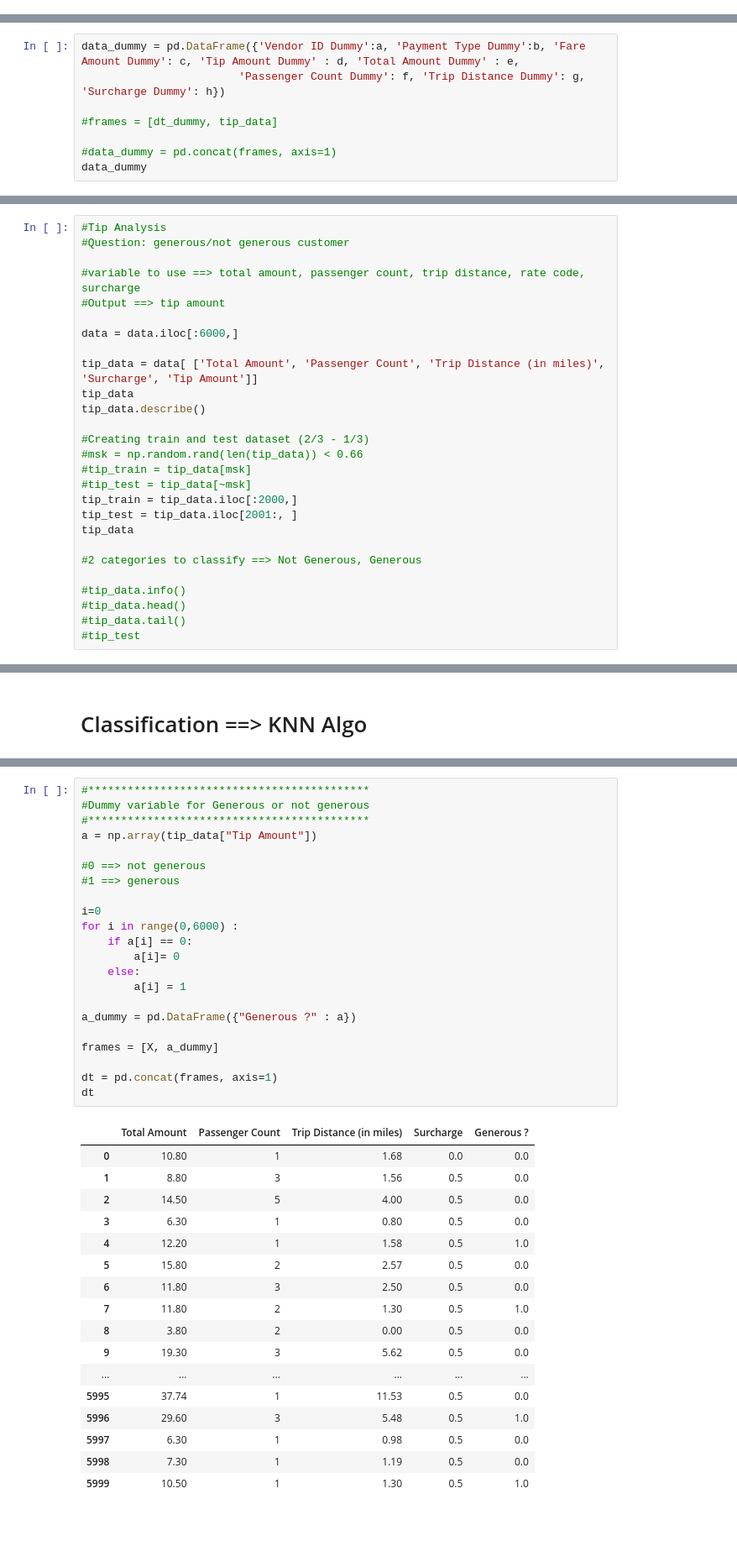
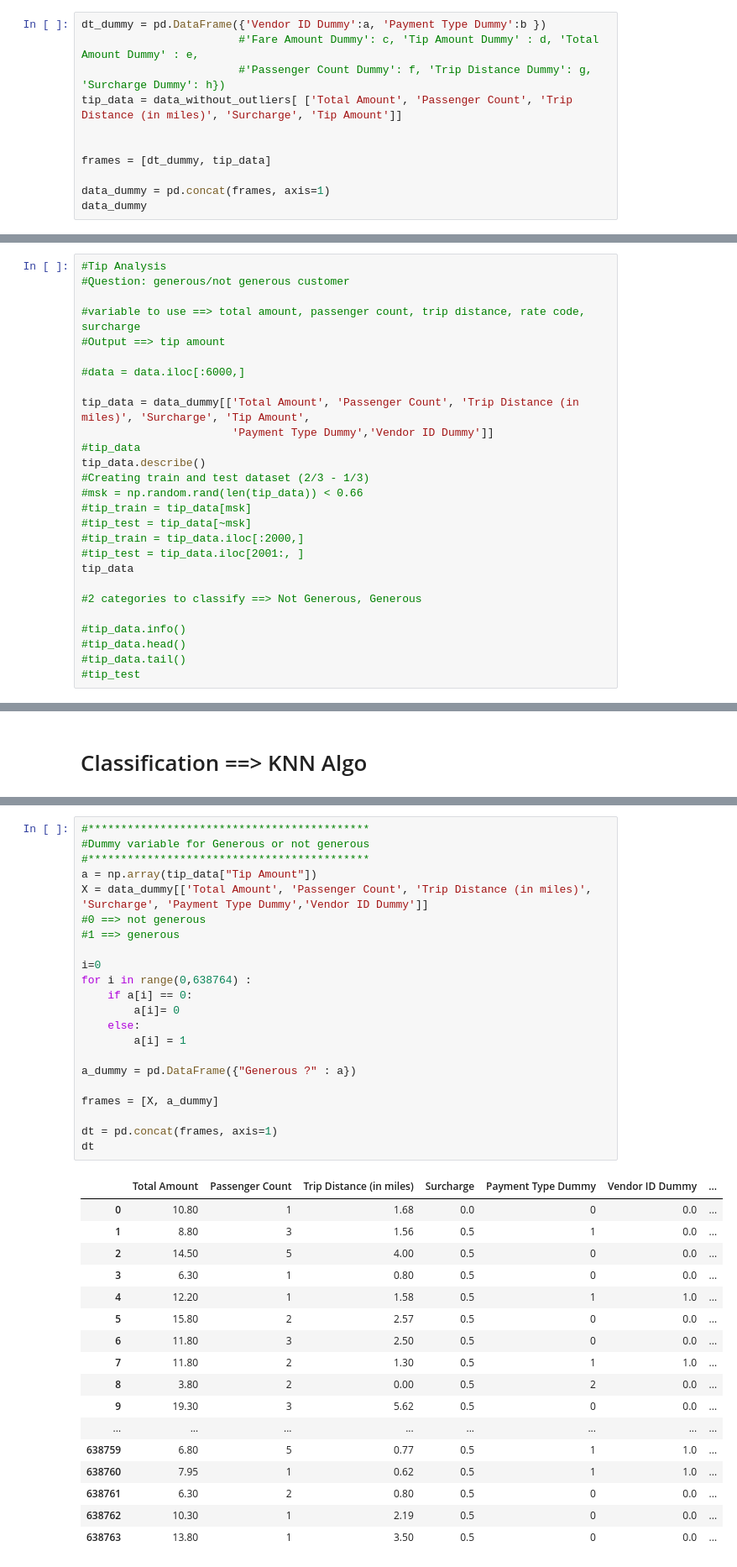
Before and after one commit to rapha94/NYC_Taxis, a Jupyter notebook: project.ipynb, the cells around one changed output, grey strips where cells are left out. Shown: that part at 84% size. Drawn from its saved outputs; the diff is of its cells as text; blank space fills up the shorter version.

```diff
--- a/project.ipynb
+++ b/project.ipynb
@@ -280,0 +469,11 @@ data
+# %%
+dt_dummy = pd.DataFrame({'Vendor ID Dummy':a, 'Payment Type Dummy':b })
+                        #'Fare Amount Dummy': c, 'Tip Amount Dummy' : d, 'Total Amount Dummy' : e,
+                        #'Passenger Count Dummy': f, 'Trip Distance Dummy': g, 'Surcharge Dummy': h})
+tip_data = data_without_outliers[ ['Total Amount', 'Passenger Count', 'Trip Distance (in miles)', 'Surcharge', 'Tip Amount']]
+
+
+frames = [dt_dummy, tip_data]
+
+data_dummy = pd.concat(frames, axis=1)
+data_dummy
@@ -471,8 +500,0 @@ array([ 0.,  1.,  1., ...,  1.,  1.,  1.])
-# %%
-data_dummy = pd.DataFrame({'Vendor ID Dummy':a, 'Payment Type Dummy':b, 'Fare Amount Dummy': c, 'Tip Amount Dummy' : d, 'Total Amount Dummy' : e,
-                        'Passenger Count Dummy': f, 'Trip Distance Dummy': g, 'Surcharge Dummy': h})
-
-#frames = [dt_dummy, tip_data]
-
-#data_dummy = pd.concat(frames, axis=1)
-data_dummy
@@ -634,18 +633,18 @@ plt.show()
 #variable to use ==> total amount, passenger count, trip distance, rate code, surcharge
 #Output ==> tip amount
 
-data = data.iloc[:6000,]
+#data = data.iloc[:6000,]
 
-tip_data = data[ ['Total Amount', 'Passenger Count', 'Trip Distance (in miles)', 'Surcharge', 'Tip Amount']]
-tip_data
+tip_data = data_dummy[['Total Amount', 'Passenger Count', 'Trip Distance (in miles)', 'Surcharge', 'Tip Amount',
+                       'Payment Type Dummy','Vendor ID Dummy']]
+#tip_data
 tip_data.describe()
-
 #Creating train and test dataset (2/3 - 1/3)
 #msk = np.random.rand(len(tip_data)) < 0.66
 #tip_train = tip_data[msk]
 #tip_test = tip_data[~msk]
-tip_train = tip_data.iloc[:2000,]
-tip_test = tip_data.iloc[2001:, ]
+#tip_train = tip_data.iloc[:2000,]
+#tip_test = tip_data.iloc[2001:, ]
 tip_data
 
 #2 categories to classify ==> Not Generous, Generous
@@ -806,40 +812,40 @@ array([-2.58713906])
 # %%
 #*******************************************
 #Dummy variable for Generous or not generous
 #*******************************************
 a = np.array(tip_data["Tip Amount"])
-
+X = data_dummy[['Total Amount', 'Passenger Count', 'Trip Distance (in miles)',  'Surcharge', 'Payment Type Dummy','Vendor ID Dummy']]
 #0 ==> not generous
 #1 ==> generous
 
 i=0
-for i in range(0,6000) :
+for i in range(0,638764) :
     if a[i] == 0:
         a[i]= 0
     else:
         a[i] = 1
 
 a_dummy = pd.DataFrame({"Generous ?" : a})
 
 frames = [X, a_dummy]
 
 dt = pd.concat(frames, axis=1)
 dt
 # %% [output]
-|  | Total Amount | Passenger Count | Trip Distance (in miles) | Surcharge | Generous ? |
-| 0 | 10.80 | 1 | 1.68 | 0.0 | 0.0 |
-| 1 | 8.80 | 3 | 1.56 | 0.5 | 0.0 |
-| 2 | 14.50 | 5 | 4.00 | 0.5 | 0.0 |
-| 3 | 6.30 | 1 | 0.80 | 0.5 | 0.0 |
-| 4 | 12.20 | 1 | 1.58 | 0.5 | 1.0 |
-| 5 | 15.80 | 2 | 2.57 | 0.5 | 0.0 |
-| 6 | 11.80 | 3 | 2.50 | 0.5 | 0.0 |
-| 7 | 11.80 | 2 | 1.30 | 0.5 | 1.0 |
-| 8 | 3.80 | 2 | 0.00 | 0.5 | 0.0 |
-| 9 | 19.30 | 3 | 5.62 | 0.5 | 0.0 |
-| ... | ... | ... | ... | ... | ... |
-| 5995 | 37.74 | 1 | 11.53 | 0.5 | 0.0 |
-| 5996 | 29.60 | 3 | 5.48 | 0.5 | 1.0 |
-| 5997 | 6.30 | 1 | 0.98 | 0.5 | 0.0 |
-| 5998 | 7.30 | 1 | 1.19 | 0.5 | 0.0 |
-| 5999 | 10.50 | 1 | 1.30 | 0.5 | 1.0 |
+|  | Total Amount | Passenger Count | Trip Distance (in miles) | Surcharge | Payment Type Dummy | Vendor ID Dummy | ... |
+| 0 | 10.80 | 1 | 1.68 | 0.0 | 0 | 0.0 | ... |
+| 1 | 8.80 | 3 | 1.56 | 0.5 | 1 | 0.0 | ... |
+| 2 | 14.50 | 5 | 4.00 | 0.5 | 0 | 0.0 | ... |
+| 3 | 6.30 | 1 | 0.80 | 0.5 | 0 | 0.0 | ... |
+| 4 | 12.20 | 1 | 1.58 | 0.5 | 1 | 1.0 | ... |
+| 5 | 15.80 | 2 | 2.57 | 0.5 | 0 | 0.0 | ... |
+| 6 | 11.80 | 3 | 2.50 | 0.5 | 0 | 0.0 | ... |
+| 7 | 11.80 | 2 | 1.30 | 0.5 | 1 | 1.0 | ... |
+| 8 | 3.80 | 2 | 0.00 | 0.5 | 2 | 0.0 | ... |
+| 9 | 19.30 | 3 | 5.62 | 0.5 | 0 | 0.0 | ... |
+| ... | ... | ... | ... | ... | ... | ... | ... |
+| 638759 | 6.80 | 5 | 0.77 | 0.5 | 1 | 1.0 | ... |
+| 638760 | 7.95 | 1 | 0.62 | 0.5 | 1 | 1.0 | ... |
+| 638761 | 6.30 | 2 | 0.80 | 0.5 | 0 | 0.0 | ... |
+| 638762 | 10.30 | 1 | 2.19 | 0.5 | 0 | 0.0 | ... |
+| 638763 | 13.80 | 1 | 3.50 | 0.5 | 0 | 0.0 | ... |
```
Also changed, not shown: parts of 40 cells of this notebook.
